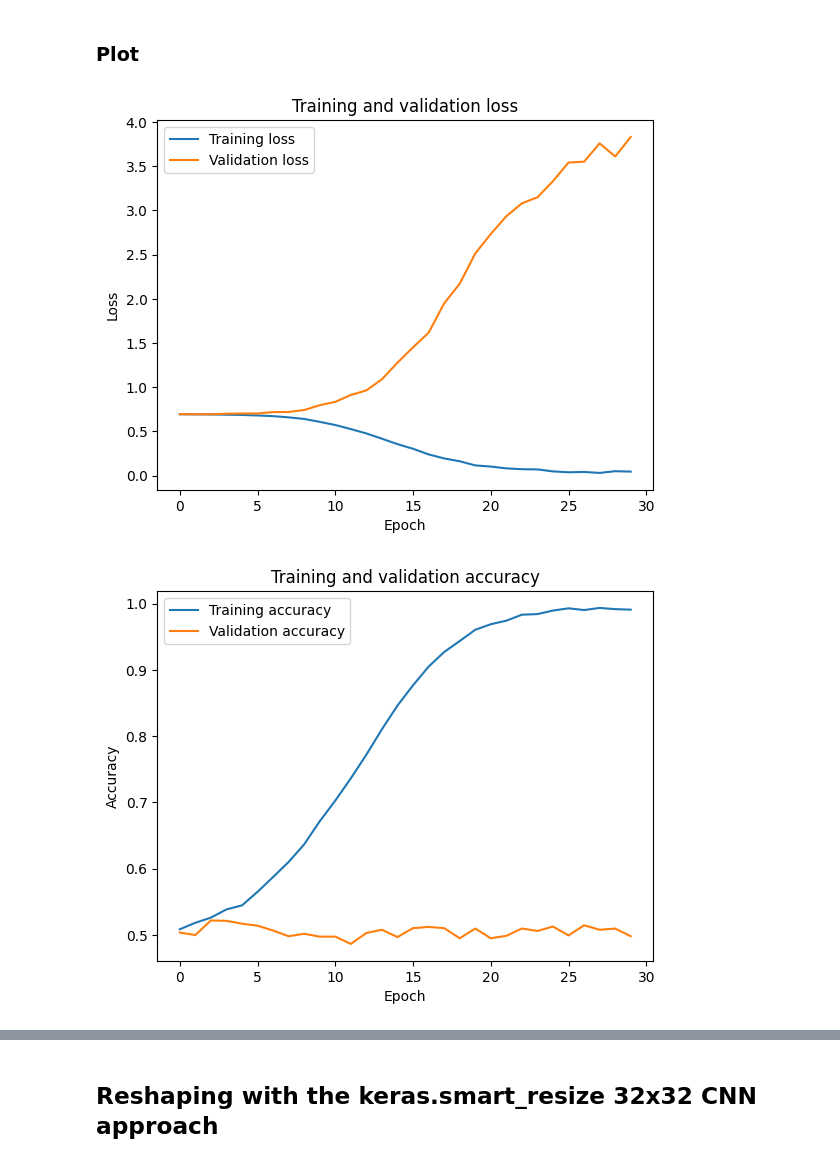
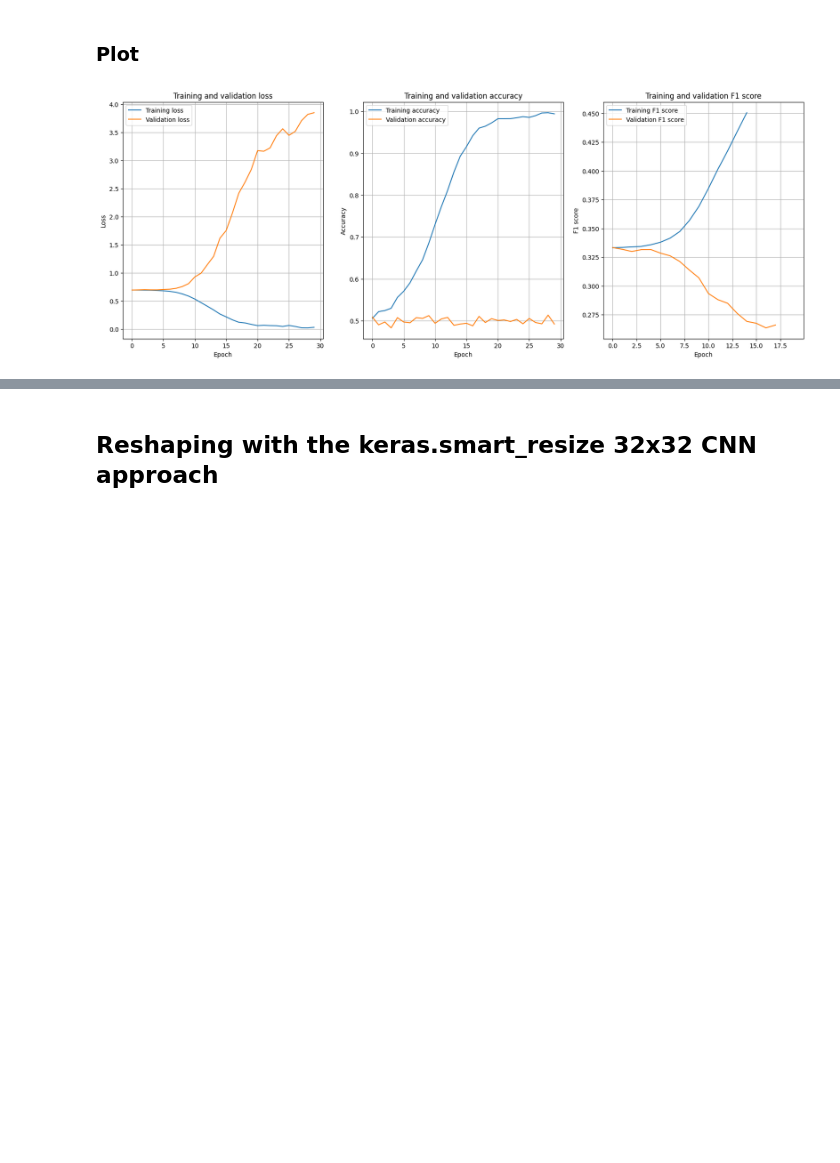
Before and after one commit to dhebel/babycal, a Jupyter notebook: src/main.ipynb, the cells around one changed output, grey strips where cells are left out. Drawn from its saved outputs; the diff is of its cells as text; code cells hidden in the pictures; blank space fills up the shorter version.

```diff
--- a/src/main.ipynb
+++ b/src/main.ipynb
@@ -387,38 +390,38 @@ Training time [s]: 301.1621470451355
 # %% [markdown]
 ### Plot
 # %%
-# Plotting the training and validation loss
-# We will use the function plot from matplotlib.pyplot to plot the training and validation loss.
-# We will use the function title from matplotlib.pyplot to add a title to the plot.
-
-plt.plot(history.history['loss'], label='Training loss')
-plt.plot(history.history['val_loss'], label='Validation loss')
-plt.title('Training and validation loss')
-plt.xlabel('Epoch')
-plt.ylabel('Loss')
-plt.legend()
-plt.show()
-
-# Plotting the training and validation accuracy
-# We will use the function plot from matplotlib.pyplot to plot the training and validation accuracy.
-# We will use the function title from matplotlib.pyplot to add a title to the plot.
-
-plt.plot(history.history['accuracy'], label='Training accuracy')
-plt.plot(history.history['val_accuracy'], label='Validation accuracy')
-plt.title('Training and validation accuracy')
-plt.xlabel('Epoch')
-plt.ylabel('Accuracy')
-plt.legend()
+# Plotting the training and validation loss, accuracy and F1 score
+fig, axs = plt.subplots(1, 3, figsize=(20, 7))
+axs[0].plot(history.history['loss'], label='Training loss')
+axs[0].plot(history.history['val_loss'], label='Validation loss')
+axs[0].set_title('Training and validation loss')
+axs[0].set_xlabel('Epoch')
+axs[0].set_ylabel('Loss')
+axs[0].legend()
+axs[0].grid(True)
+axs[1].plot(history.history['accuracy'], label='Training accuracy')
+axs[1].plot(history.history['val_accuracy'], label='Validation accuracy')
+axs[1].set_title('Training and validation accuracy')
+axs[1].set_xlabel('Epoch')
+axs[1].set_ylabel('Accuracy')
+axs[1].legend()
+axs[1].grid(True)
+axs[2].plot(history.history['f1_score'], label='Training F1 score')
+axs[2].plot(history.history['val_f1_score'], label='Validation F1 score')
+axs[2].set_title('Training and validation F1 score')
+axs[2].set_xlabel('Epoch')
+axs[2].set_ylabel('F1 score')
+axs[2].legend()
+axs[2].grid(True)
 plt.show()
 
 #Plotting F1 score
-plt.plot(history.history['f1_score'], label='Training F1 score')
-plt.plot(history.history['val_f1_score'], label='Validation F1 score')
-plt.title('Training and validation F1 score')
-plt.xlabel('Epoch')
-plt.ylabel('F1 score')
-plt.legend()
-plt.show()
+#plt.plot(history.history['f1_score'], label='Training F1 score')
+#plt.plot(history.history['val_f1_score'], label='Validation F1 score')
+#plt.title('Training and validation F1 score')
+#plt.xlabel('Epoch')
+#plt.ylabel('F1 score')
+#plt.legend()
+#plt.show()
 # %% [output]
-[figure, old version]
+[figure, new version]
-[figure, removed]
```
Also changed, not shown: parts of 40 cells of this notebook, 3 other files.
